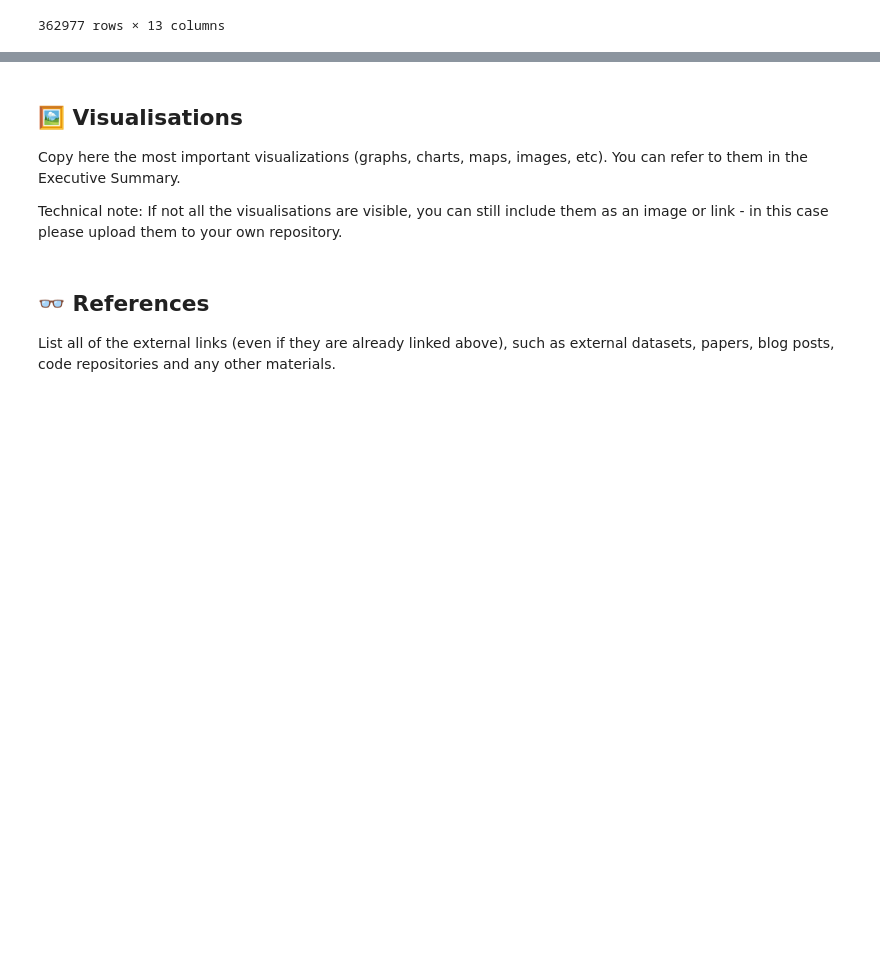
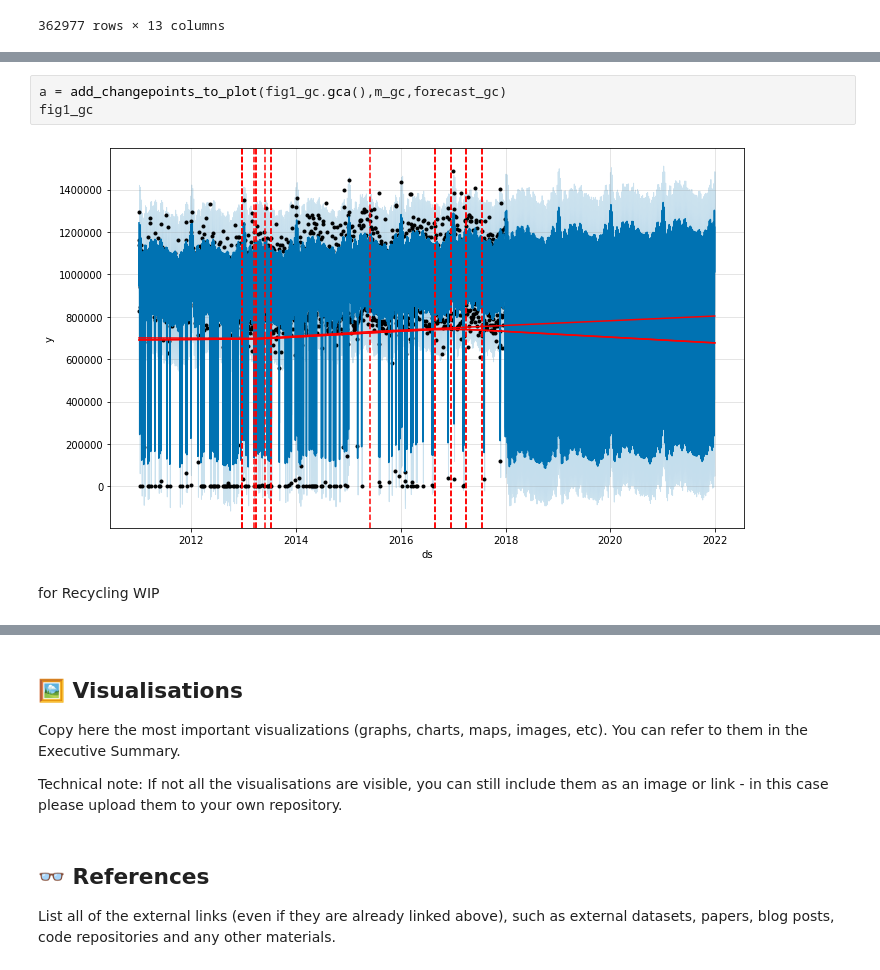
Before and after one commit to darenasc/data_world_league_2022, a Jupyter notebook: notebooks/k-nearest-teammates-submission-nb.ipynb, the cells around one changed output, grey strips where cells are left out. Cells and saved outputs as stored; diff of their text form; blank space fills up the shorter version.

```diff
--- a/notebooks/k-nearest-teammates-submission-nb.ipynb
+++ b/notebooks/k-nearest-teammates-submission-nb.ipynb
@@ -76,0 +146,7 @@ data
+# %%
+a = add_changepoints_to_plot(fig1_gc.gca(),m_gc,forecast_gc)
+fig1_gc
+# %% [output]
+[figure, added]
+# %% [markdown]
+for Recycling WIP
```
Also changed, not shown: parts of 20 cells of this notebook.
